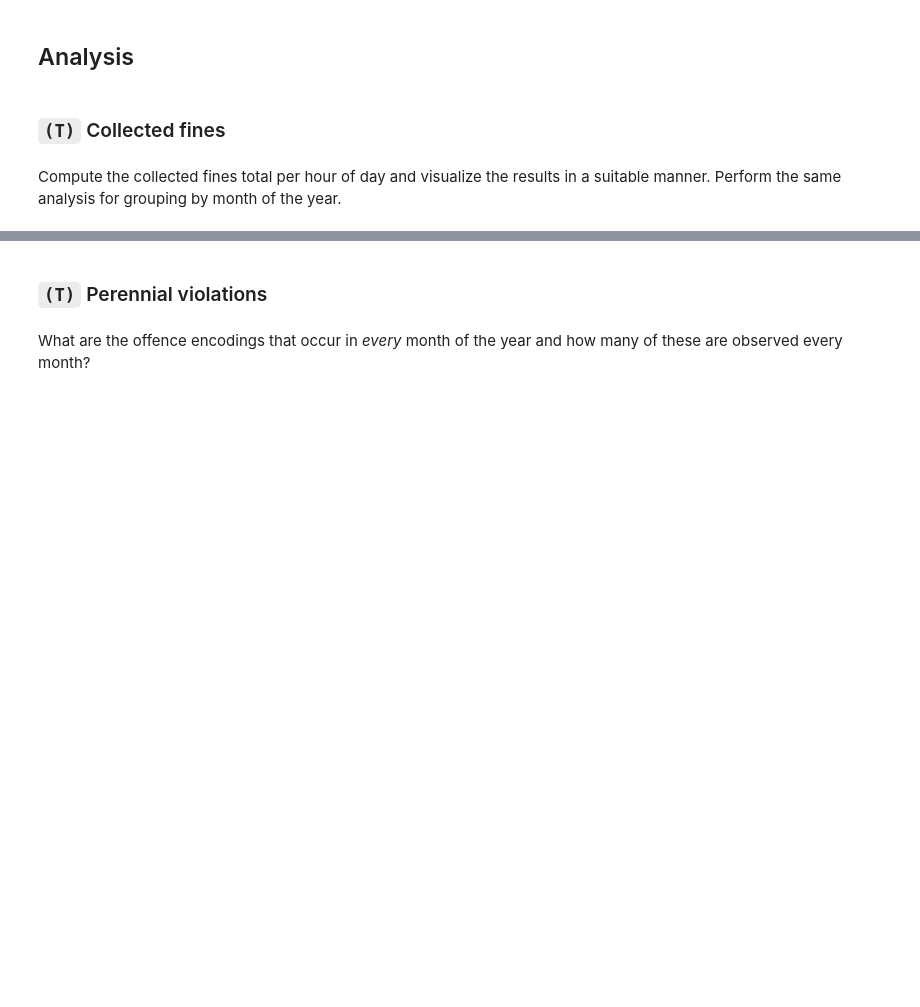
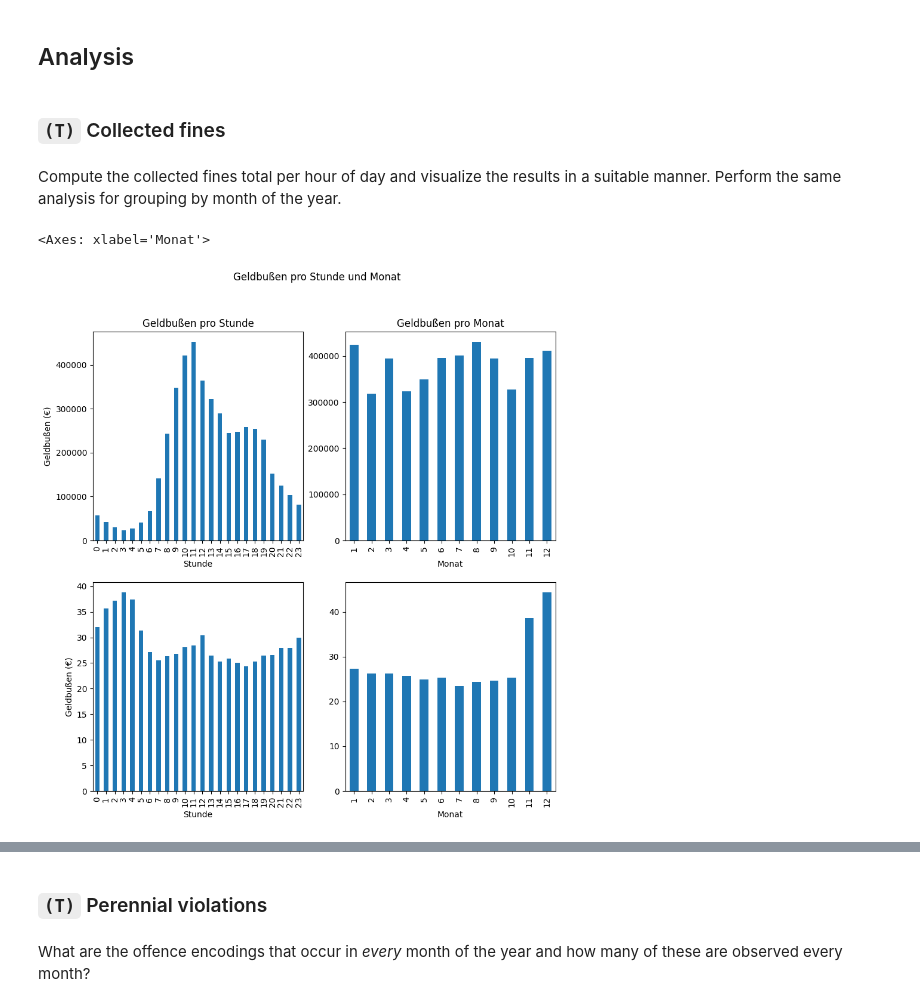
Before and after one commit to TimJoest/Datascience_2, a Jupyter notebook: MNM/Vorlesung/Pandas/Traffic_Fines_Aachen.ipynb, the cells around one changed output, grey strips where cells are left out. Drawn from its saved outputs; the diff is of its cells as text; code cells hidden in the pictures; blank space fills up the shorter version.

```diff
--- a/MNM/Vorlesung/Pandas/Traffic_Fines_Aachen.ipynb
+++ b/MNM/Vorlesung/Pandas/Traffic_Fines_Aachen.ipynb
@@ -95,6 +176,43 @@ What are the unique values for `"Tatbestand"` and how many often does each one o
 # %% [markdown]
 Compute the collected fines total per hour of day and visualize the results in a suitable manner. Perform the same analysis for grouping by month of the year.
 # %%
-...
+fig, ax = plt.subplots(2, 2, figsize=(10, 10))
+fig.suptitle("Geldbußen pro Stunde und Monat")
+
+
+df_fines_ph_s = df.groupby(df.index.hour).GELDBUSSE.sum()
+
+df_fines_ph_s.plot(kind="bar",
+                 ax=ax[0, 0],
+                 title="Geldbußen pro Stunde",
+                 xlabel="Stunde",
+                 ylabel="Geldbußen (€)",
+                )
+
+df_fines_ph_m = df.groupby(df.index.hour).GELDBUSSE.mean()
+
+df_fines_ph_m.plot(kind="bar",
+                 ax=ax[1, 0],
+                 xlabel="Stunde",
+                 ylabel="Geldbußen (€)",
+                )
+
+df_fines_pm_s = df.groupby(df.index.month).GELDBUSSE.sum()
+
+df_fines_pm_s.plot(kind="bar",
+                 ax=ax[0, 1],
+                 title="Geldbußen pro Monat",
+                 xlabel="Monat",
+                )
+
+df_fines_pm_m = df.groupby(df.index.month).GELDBUSSE.mean()
+
+df_fines_pm_m.plot(kind="bar",
+                 ax=ax[1, 1],
+                 xlabel="Monat",
+                )
+# %% [output]
+<Axes: xlabel='Monat'>
+[figure, added]
 # %%
 ...
```
Also changed, not shown: parts of 13 cells of this notebook.
